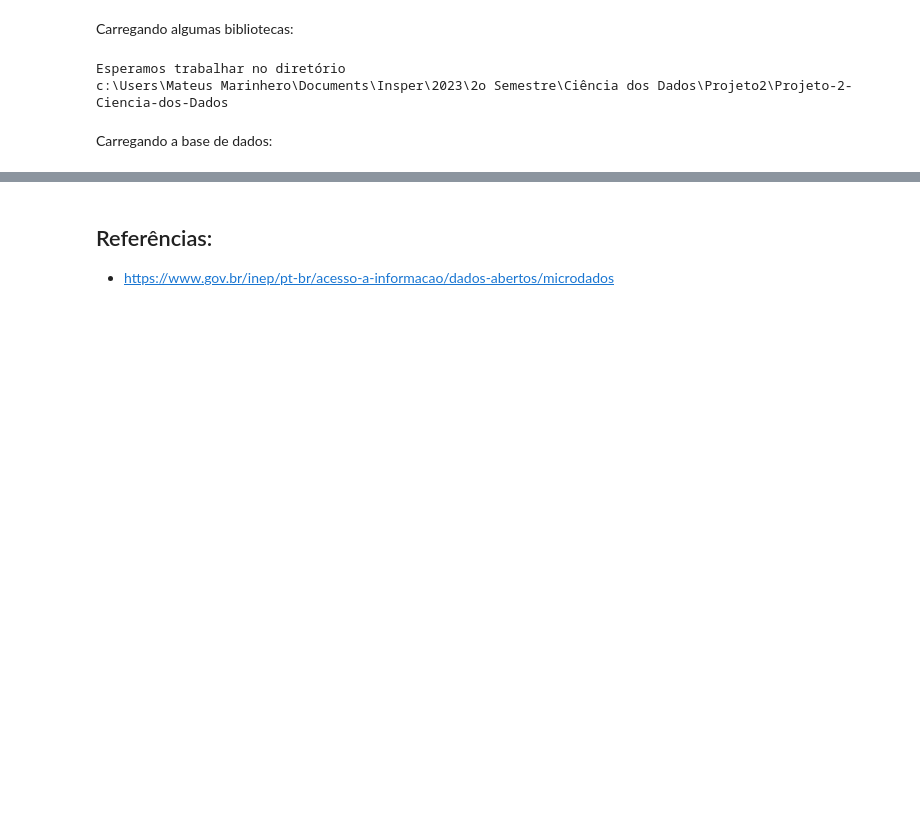
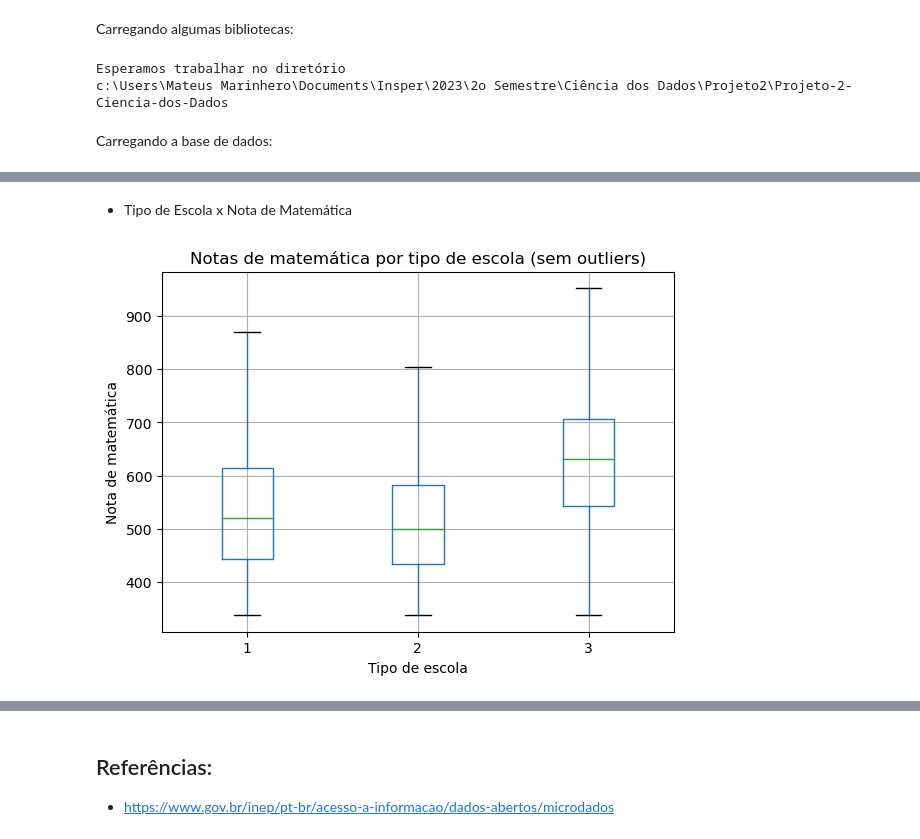
Before and after one commit to MateusMarinheiro18/Projeto-2-Ciencia-dos-Dados, a Jupyter notebook: principal.ipynb, the cells around one changed output, grey strips where cells are left out. Drawn from its saved outputs; the diff is of its cells as text; code cells hidden in the pictures; blank space fills up the shorter version.

```diff
--- a/principal.ipynb
+++ b/principal.ipynb
@@ -163,0 +182,12 @@ dados
+# %% [markdown]
+ - Tipo de Escola x Nota de Matemática
+# %%
+# box plot das notas de matemática por tipo de escola
+dados.boxplot(column='NU_NOTA_MT', by='TP_ESCOLA', sym='')
+plt.title('Notas de matemática por tipo de escola (sem outliers)')
+plt.suptitle('')
+plt.xlabel('Tipo de escola')
+plt.ylabel('Nota de matemática')
+plt.show()
+# %% [output]
+[figure, added]
```
Also changed, not shown: parts of 20 cells of this notebook.
